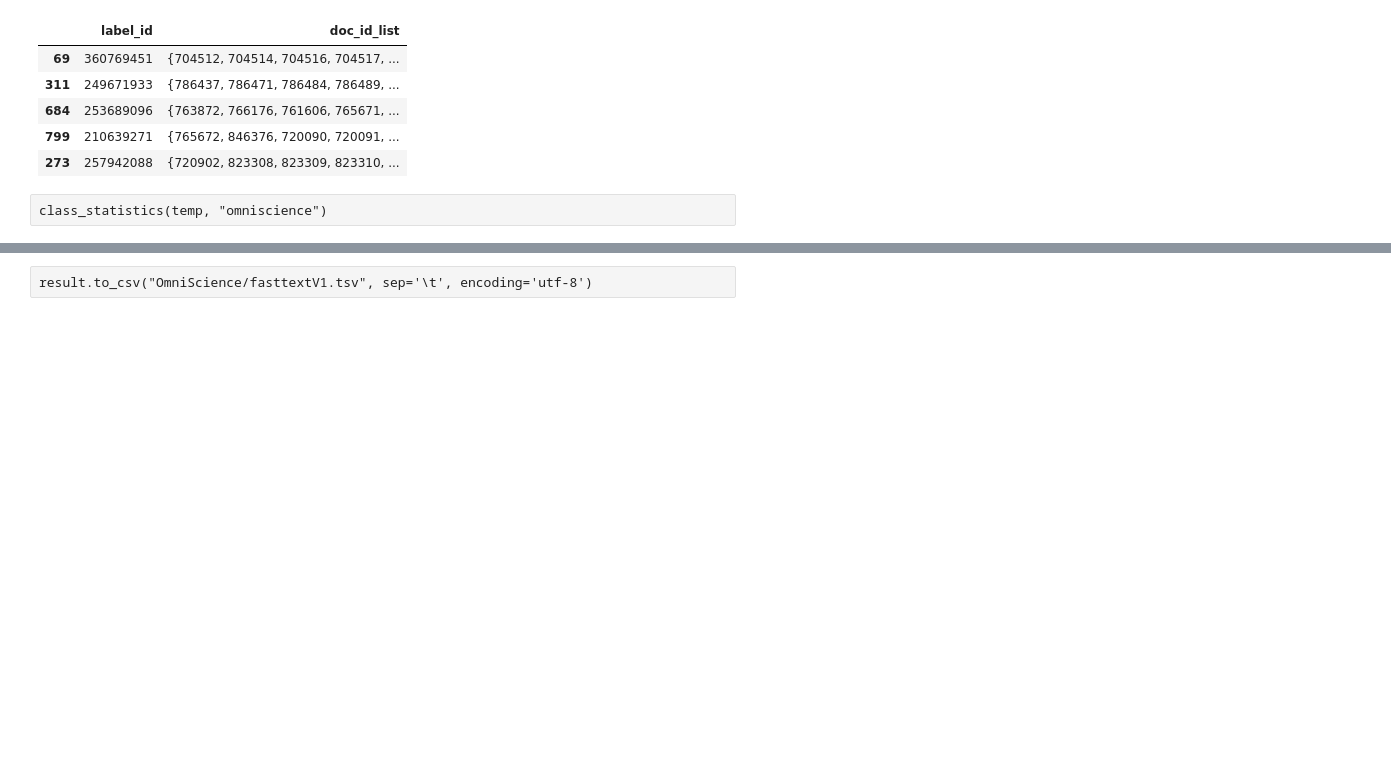
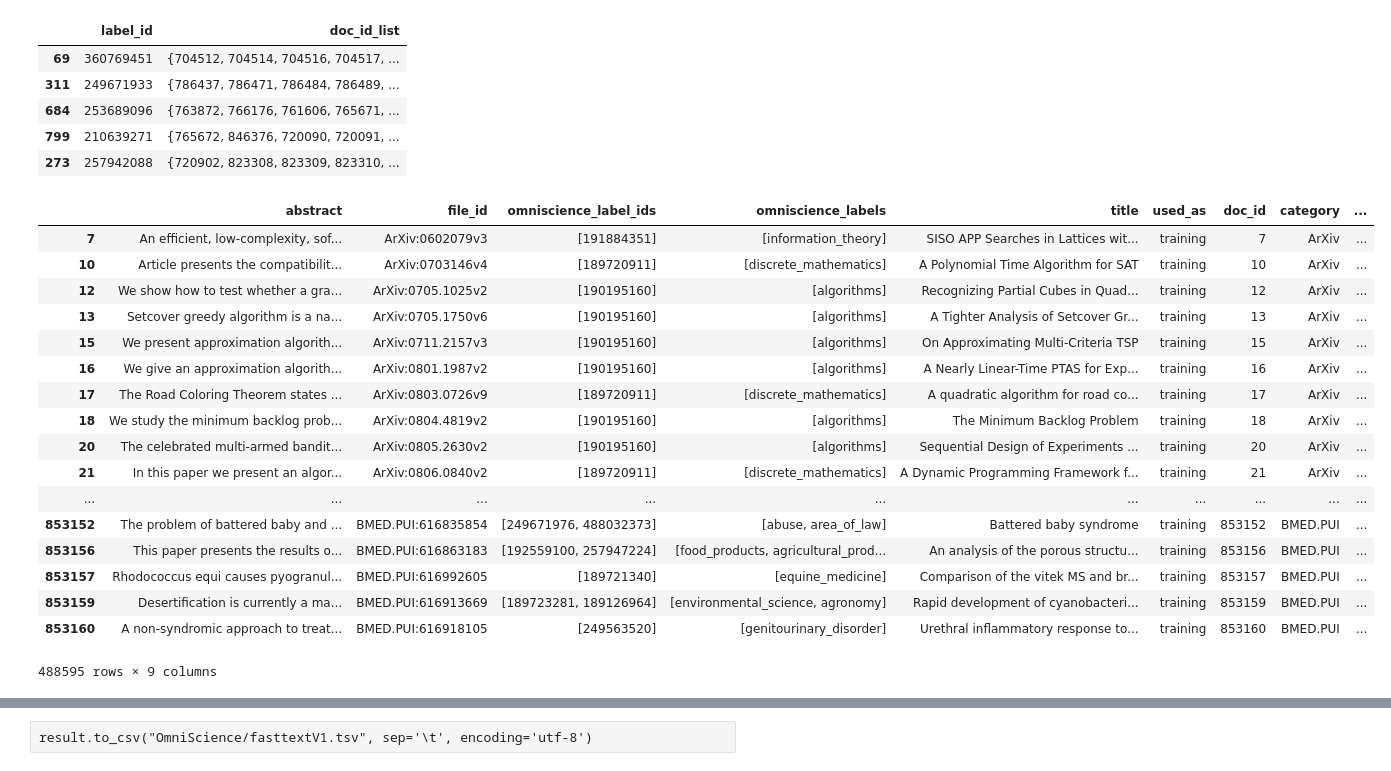
Before and after one commit to tharangni/LSHTC-2019, a Jupyter notebook: notebooks/omniscience_data.ipynb, the cells around one changed output, grey strips where cells are left out. Drawn from its saved outputs; the diff is of its cells as text; code cells hidden in the pictures; blank space fills up the shorter version.

```diff
--- a/notebooks/omniscience_data.ipynb
+++ b/notebooks/omniscience_data.ipynb
@@ -59,0 +33,2 @@ Name: 810451, dtype: object
+# %%
+grouped = y.groupby("used_as")
@@ -59,0 +39,3 @@ Name: 810451, dtype: object
+# %%
+tr = grouped.get_group("training")
+va = grouped.get_group("validation")
@@ -90,5 +76,24 @@ rev_df.sample(5)
 | 684 | 253689096 | {763872, 766176, 761606, 765671, ... |
 | 799 | 210639271 | {765672, 846376, 720090, 720091, ... |
 | 273 | 257942088 | {720902, 823308, 823309, 823310, ... |
-# %% [raw]
-class_statistics(temp, "omniscience")
+# %%
+tr
+# %% [output]
+|  | abstract | file_id | omniscience_label_ids | omniscience_labels | title | used_as | doc_id | category | ... |
+| 7 | An efficient, low-complexity, sof... | ArXiv:0602079v3 | [191884351] | [information_theory] | SISO APP Searches in Lattices wit... | training | 7 | ArXiv | ... |
+| 10 | Article presents the compatibilit... | ArXiv:0703146v4 | [189720911] | [discrete_mathematics] | A Polynomial Time Algorithm for SAT | training | 10 | ArXiv | ... |
+| 12 | We show how to test whether a gra... | ArXiv:0705.1025v2 | [190195160] | [algorithms] | Recognizing Partial Cubes in Quad... | training | 12 | ArXiv | ... |
+| 13 | Setcover greedy algorithm is a na... | ArXiv:0705.1750v6 | [190195160] | [algorithms] | A Tighter Analysis of Setcover Gr... | training | 13 | ArXiv | ... |
+| 15 | We present approximation algorith... | ArXiv:0711.2157v3 | [190195160] | [algorithms] | On Approximating Multi-Criteria TSP | training | 15 | ArXiv | ... |
+| 16 | We give an approximation algorith... | ArXiv:0801.1987v2 | [190195160] | [algorithms] | A Nearly Linear-Time PTAS for Exp... | training | 16 | ArXiv | ... |
+| 17 | The Road Coloring Theorem states ... | ArXiv:0803.0726v9 | [189720911] | [discrete_mathematics] | A quadratic algorithm for road co... | training | 17 | ArXiv | ... |
+| 18 | We study the minimum backlog prob... | ArXiv:0804.4819v2 | [190195160] | [algorithms] | The Minimum Backlog Problem | training | 18 | ArXiv | ... |
+| 20 | The celebrated multi-armed bandit... | ArXiv:0805.2630v2 | [190195160] | [algorithms] | Sequential Design of Experiments ... | training | 20 | ArXiv | ... |
+| 21 | In this paper we present an algor... | ArXiv:0806.0840v2 | [189720911] | [discrete_mathematics] | A Dynamic Programming Framework f... | training | 21 | ArXiv | ... |
+| ... | ... | ... | ... | ... | ... | ... | ... | ... | ... |
+| 853152 | The problem of battered baby and ... | BMED.PUI:616835854 | [249671976, 488032373] | [abuse, area_of_law] | Battered baby syndrome | training | 853152 | BMED.PUI | ... |
+| 853156 | This paper presents the results o... | BMED.PUI:616863183 | [192559100, 257947224] | [food_products, agricultural_prod... | An analysis of the porous structu... | training | 853156 | BMED.PUI | ... |
+| 853157 | Rhodococcus equi causes pyogranul... | BMED.PUI:616992605 | [189721340] | [equine_medicine] | Comparison of the vitek MS and br... | training | 853157 | BMED.PUI | ... |
+| 853159 | Desertification is currently a ma... | BMED.PUI:616913669 | [189723281, 189126964] | [environmental_science, agronomy] | Rapid development of cyanobacteri... | training | 853159 | BMED.PUI | ... |
+| 853160 | A non-syndromic approach to treat... | BMED.PUI:616918105 | [249563520] | [genitourinary_disorder] | Urethral inflammatory response to... | training | 853160 | BMED.PUI | ... |
+488595 rows × 9 columns
```
Also changed, not shown: parts of 14 cells of this notebook, 4 other files.
